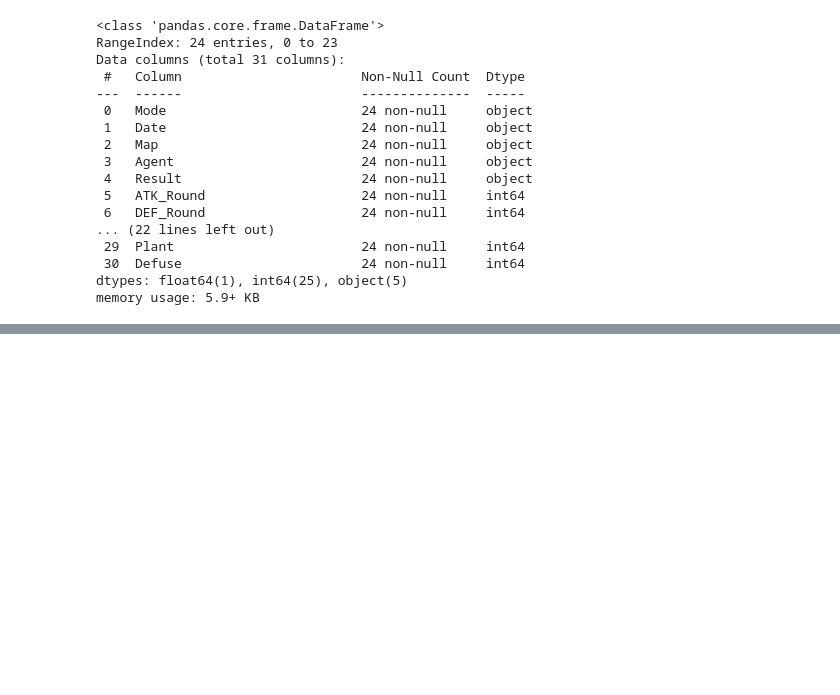
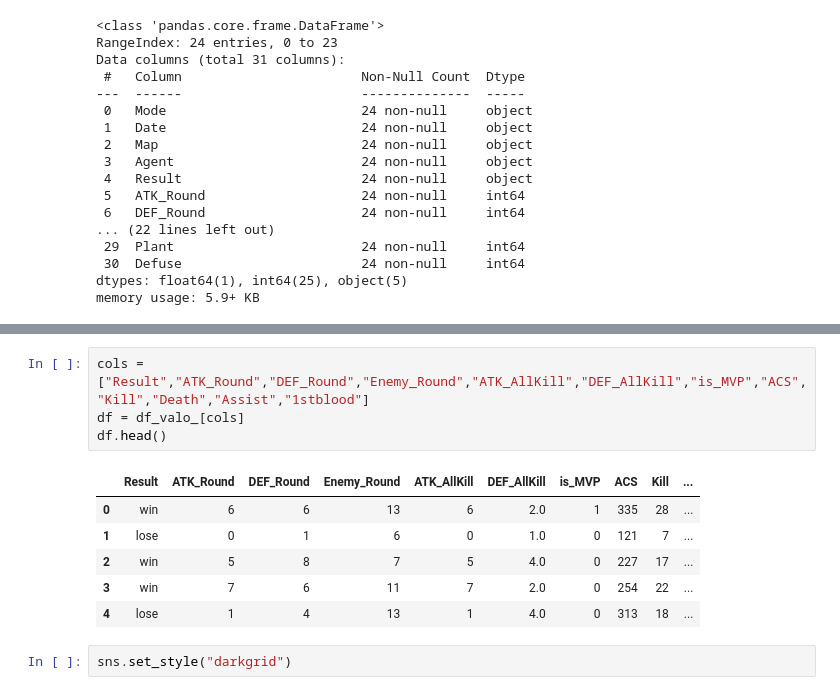
Before and after one commit to Hayaa6211/Valorant_Data_Analytics, a Jupyter notebook: data_sns.ipynb, the cells around one changed output, grey strips where cells are left out. Drawn from its saved outputs; the diff is of its cells as text; blank space fills up the shorter version.

```diff
--- a/data_sns.ipynb
+++ b/data_sns.ipynb
@@ -52,0 +42,13 @@ plt.show()
+# %%
+cols = ["Result","ATK_Round","DEF_Round","Enemy_Round","ATK_AllKill","DEF_AllKill","is_MVP","ACS","Kill","Death","Assist","1stblood"]
+df = df_valo_[cols]
+df.head()
+# %% [output]
+|  | Result | ATK_Round | DEF_Round | Enemy_Round | ATK_AllKill | DEF_AllKill | is_MVP | ACS | Kill | ... |
+| 0 | win | 6 | 6 | 13 | 6 | 2.0 | 1 | 335 | 28 | ... |
+| 1 | lose | 0 | 1 | 6 | 0 | 1.0 | 0 | 121 | 7 | ... |
+| 2 | win | 5 | 8 | 7 | 5 | 4.0 | 0 | 227 | 17 | ... |
+| 3 | win | 7 | 6 | 11 | 7 | 2.0 | 0 | 254 | 22 | ... |
+| 4 | lose | 1 | 4 | 13 | 1 | 4.0 | 0 | 313 | 18 | ... |
+# %%
+sns.set_style("darkgrid")
```
Also changed, not shown: parts of 5 cells of this notebook, 4 other files.
